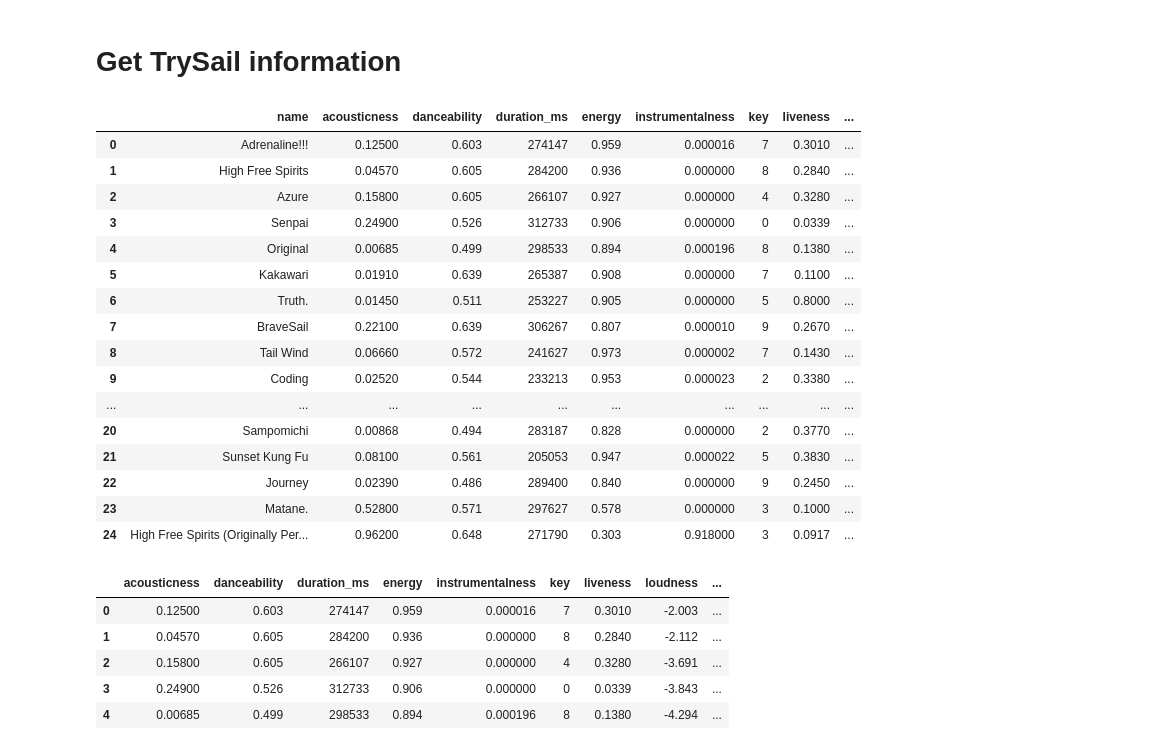
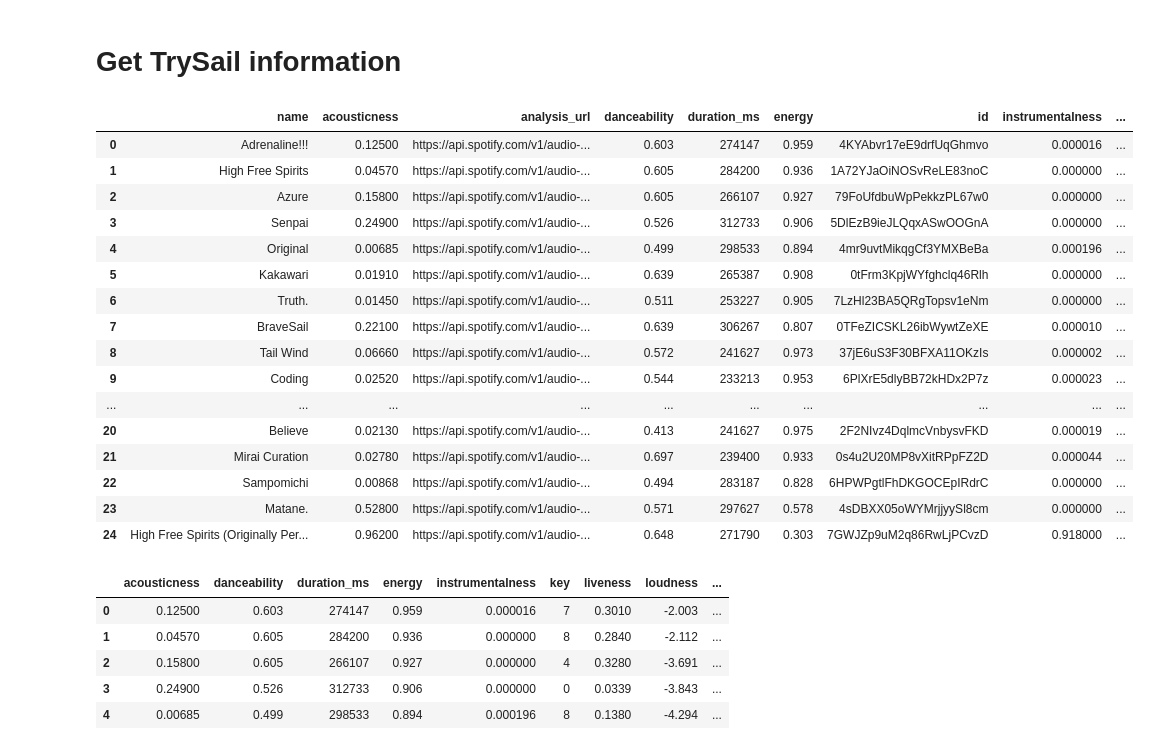
Before and after one commit to TatsukiSerizawa/Research-of-TrySail, a Jupyter notebook: src/analysis_from_spotify/analysis_trysail.ipynb, the cells around one changed output. Cells and saved outputs as stored; diff of their text form; code cells hidden in the pictures.

```diff
--- a/src/analysis_from_spotify/analysis_trysail.ipynb
+++ b/src/analysis_from_spotify/analysis_trysail.ipynb
@@ -17,39 +17,39 @@ spotify = spotipy.Spotify(client_credentials_manager=client_credentials_manager)
 # %%
 # search artist and song id
 search = spotify.search("TrySail", limit=50, offset=0, type='track', market=None)
-trysail = pd.DataFrame.from_dict(search["tracks"]["items"])
-trysail_name = pd.DataFrame(trysail["name"])
-trysail = pd.DataFrame(trysail["id"])
+song = pd.DataFrame.from_dict(search["tracks"]["items"])
+song_name = pd.DataFrame(song["name"])
+song = pd.DataFrame(song["id"])
 
 # get song information
-trysail_info = pd.DataFrame()
-for url in song_trysail["id"]:
+song_info = pd.DataFrame()
+for url in song["id"]:
     df = pd.DataFrame.from_dict(spotify.audio_features(url))
-    trysail_info = trysail_info.append(df)
+    song_info = song_info.append(df)
 
 # drop unnecessary information
-trysail_info = trysail_info.reset_index(drop=True)
-trysail_info = trysail_info.drop(columns=["analysis_url","id","track_href","type","uri"])
+song_info = song_info.reset_index(drop=True)
+song_info_all = pd.concat([song_name, song_info], axis=1)
+song_info = song_info.drop(columns=["analysis_url","id","track_href","type","uri"])
 
 # name concat
-trysail_info_all = pd.concat([trysail_name, trysail_info], axis=1)
-trysail_info_all.head(30)
+song_info_all.head(30)
 # %% [output]
-|  | name | acousticness | danceability | duration_ms | energy | instrumentalness | key | liveness | ... |
-| 0 | Adrenaline!!! | 0.12500 | 0.603 | 274147 | 0.959 | 0.000016 | 7 | 0.3010 | ... |
-| 1 | High Free Spirits | 0.04570 | 0.605 | 284200 | 0.936 | 0.000000 | 8 | 0.2840 | ... |
-| 2 | Azure | 0.15800 | 0.605 | 266107 | 0.927 | 0.000000 | 4 | 0.3280 | ... |
-| 3 | Senpai | 0.24900 | 0.526 | 312733 | 0.906 | 0.000000 | 0 | 0.0339 | ... |
-| 4 | Original | 0.00685 | 0.499 | 298533 | 0.894 | 0.000196 | 8 | 0.1380 | ... |
-| 5 | Kakawari | 0.01910 | 0.639 | 265387 | 0.908 | 0.000000 | 7 | 0.1100 | ... |
-| 6 | Truth. | 0.01450 | 0.511 | 253227 | 0.905 | 0.000000 | 5 | 0.8000 | ... |
-| 7 | BraveSail | 0.22100 | 0.639 | 306267 | 0.807 | 0.000010 | 9 | 0.2670 | ... |
-| 8 | Tail Wind | 0.06660 | 0.572 | 241627 | 0.973 | 0.000002 | 7 | 0.1430 | ... |
-| 9 | Coding | 0.02520 | 0.544 | 233213 | 0.953 | 0.000023 | 2 | 0.3380 | ... |
+|  | name | acousticness | analysis_url | danceability | duration_ms | energy | id | instrumentalness | ... |
+| 0 | Adrenaline!!! | 0.12500 | https://api.spotify.com/v1/audio-... | 0.603 | 274147 | 0.959 | 4KYAbvr17eE9drfUqGhmvo | 0.000016 | ... |
+| 1 | High Free Spirits | 0.04570 | https://api.spotify.com/v1/audio-... | 0.605 | 284200 | 0.936 | 1A72YJaOiNOSvReLE83noC | 0.000000 | ... |
+| 2 | Azure | 0.15800 | https://api.spotify.com/v1/audio-... | 0.605 | 266107 | 0.927 | 79FoUfdbuWpPekkzPL67w0 | 0.000000 | ... |
+| 3 | Senpai | 0.24900 | https://api.spotify.com/v1/audio-... | 0.526 | 312733 | 0.906 | 5DlEzB9ieJLQqxASwOOGnA | 0.000000 | ... |
+| 4 | Original | 0.00685 | https://api.spotify.com/v1/audio-... | 0.499 | 298533 | 0.894 | 4mr9uvtMikqgCf3YMXBeBa | 0.000196 | ... |
+| 5 | Kakawari | 0.01910 | https://api.spotify.com/v1/audio-... | 0.639 | 265387 | 0.908 | 0tFrm3KpjWYfghclq46Rlh | 0.000000 | ... |
+| 6 | Truth. | 0.01450 | https://api.spotify.com/v1/audio-... | 0.511 | 253227 | 0.905 | 7LzHl23BA5QRgTopsv1eNm | 0.000000 | ... |
+| 7 | BraveSail | 0.22100 | https://api.spotify.com/v1/audio-... | 0.639 | 306267 | 0.807 | 0TFeZICSKL26ibWywtZeXE | 0.000010 | ... |
+| 8 | Tail Wind | 0.06660 | https://api.spotify.com/v1/audio-... | 0.572 | 241627 | 0.973 | 37jE6uS3F30BFXA11OKzIs | 0.000002 | ... |
+| 9 | Coding | 0.02520 | https://api.spotify.com/v1/audio-... | 0.544 | 233213 | 0.953 | 6PlXrE5dlyBB72kHDx2P7z | 0.000023 | ... |
 | ... | ... | ... | ... | ... | ... | ... | ... | ... | ... |
-| 20 | Sampomichi | 0.00868 | 0.494 | 283187 | 0.828 | 0.000000 | 2 | 0.3770 | ... |
-| 21 | Sunset Kung Fu | 0.08100 | 0.561 | 205053 | 0.947 | 0.000022 | 5 | 0.3830 | ... |
-| 22 | Journey | 0.02390 | 0.486 | 289400 | 0.840 | 0.000000 | 9 | 0.2450 | ... |
-| 23 | Matane. | 0.52800 | 0.571 | 297627 | 0.578 | 0.000000 | 3 | 0.1000 | ... |
-| 24 | High Free Spirits (Originally Per... | 0.96200 | 0.648 | 271790 | 0.303 | 0.918000 | 3 | 0.0917 | ... |
+| 20 | Believe | 0.02130 | https://api.spotify.com/v1/audio-... | 0.413 | 241627 | 0.975 | 2F2NIvz4DqlmcVnbysvFKD | 0.000019 | ... |
+| 21 | Mirai Curation | 0.02780 | https://api.spotify.com/v1/audio-... | 0.697 | 239400 | 0.933 | 0s4u2U20MP8vXitRPpFZ2D | 0.000044 | ... |
+| 22 | Sampomichi | 0.00868 | https://api.spotify.com/v1/audio-... | 0.494 | 283187 | 0.828 | 6HPWPgtlFhDKGOCEpIRdrC | 0.000000 | ... |
+| 23 | Matane. | 0.52800 | https://api.spotify.com/v1/audio-... | 0.571 | 297627 | 0.578 | 4sDBXX05oWYMrjjyySl8cm | 0.000000 | ... |
+| 24 | High Free Spirits (Originally Per... | 0.96200 | https://api.spotify.com/v1/audio-... | 0.648 | 271790 | 0.303 | 7GWJZp9uM2q86RwLjPCvzD | 0.918000 | ... |
 # %%
```
Also changed, not shown: parts of 8 cells of this notebook.
